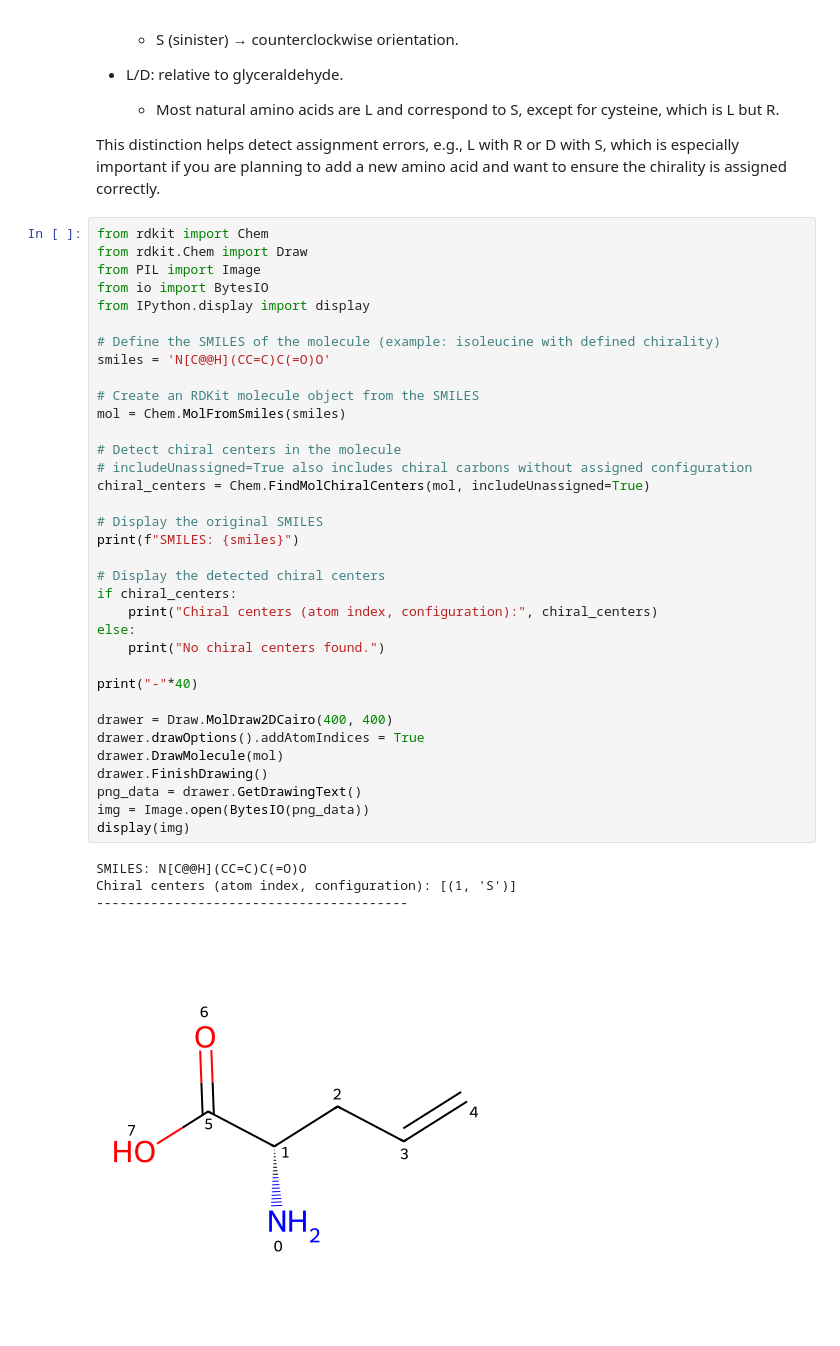
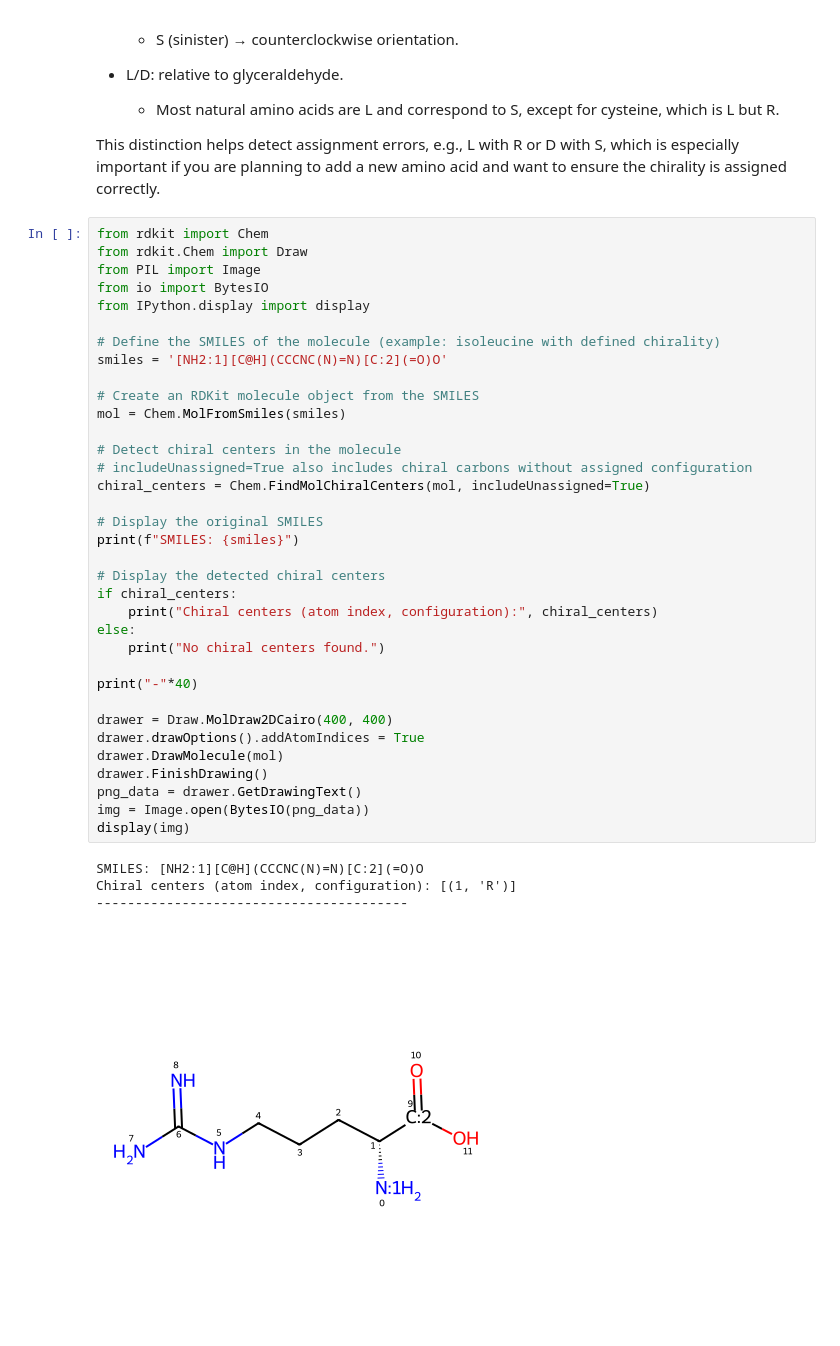
Before and after one commit to BilodeauGroup/PepFoundry, a Jupyter notebook: examples_CHUCKLES.ipynb, the cells around one changed output. Saved outputs shown, nothing was run; the diff lists cells and outputs as text.

```diff
--- a/examples_CHUCKLES.ipynb
+++ b/examples_CHUCKLES.ipynb
@@ -326,35 +370,35 @@ from io import BytesIO
 from IPython.display import display
 
 # Define the SMILES of the molecule (example: isoleucine with defined chirality)
-smiles = 'N[C@@H](CC=C)C(=O)O'
+smiles = '[NH2:1][C@H](CCCNC(N)=N)[C:2](=O)O'
 
 # Create an RDKit molecule object from the SMILES
 mol = Chem.MolFromSmiles(smiles)
 
 # Detect chiral centers in the molecule
 # includeUnassigned=True also includes chiral carbons without assigned configuration
 chiral_centers = Chem.FindMolChiralCenters(mol, includeUnassigned=True)
 
 # Display the original SMILES
 print(f"SMILES: {smiles}")
 
 # Display the detected chiral centers
 if chiral_centers:
     print("Chiral centers (atom index, configuration):", chiral_centers)
 else:
     print("No chiral centers found.")
 
 print("-"*40)
 
 drawer = Draw.MolDraw2DCairo(400, 400)
 drawer.drawOptions().addAtomIndices = True
 drawer.DrawMolecule(mol)
 drawer.FinishDrawing()
 png_data = drawer.GetDrawingText()
 img = Image.open(BytesIO(png_data))
 display(img)
 # %% [output]
-SMILES: N[C@@H](CC=C)C(=O)O
-Chiral centers (atom index, configuration): [(1, 'S')]
+SMILES: [NH2:1][C@H](CCCNC(N)=N)[C:2](=O)O
+Chiral centers (atom index, configuration): [(1, 'R')]
 ----------------------------------------
-[figure, old version]
+[figure, new version]
```
Also changed, not shown: parts of 23 cells of this notebook.
